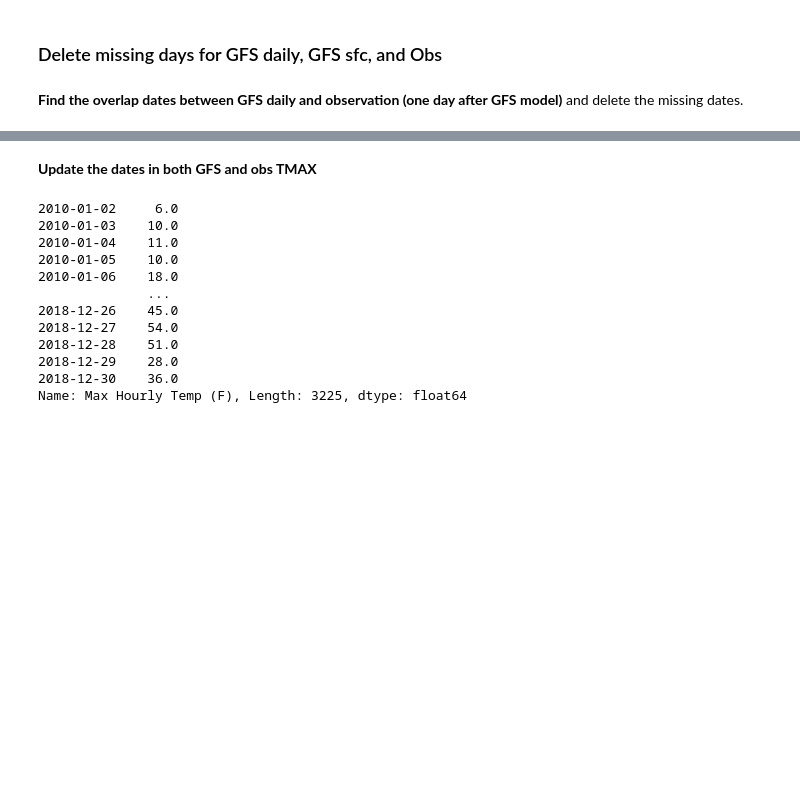
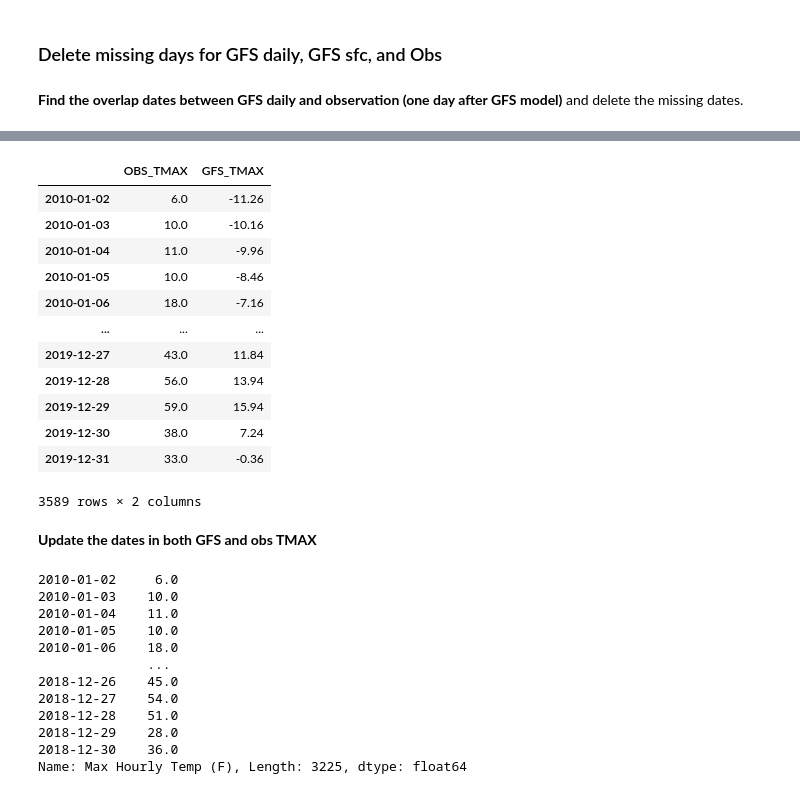
Before and after one commit to chuchun2/ATMS-597-Project-4-Group-C, a Jupyter notebook: project4_0402_CC.ipynb, the cells around one changed output, grey strips where cells are left out. Cells and saved outputs as stored; diff of their text form; code cells hidden in the pictures; blank space fills up the shorter version.

```diff
--- a/project4_0402_CC.ipynb
+++ b/project4_0402_CC.ipynb
@@ -436,3 +492,19 @@ Freq: D, Name: TMAX, dtype: float64
+# %%
+DATA_ALL.dropna()
+# %% [output]
+|  | OBS_TMAX | GFS_TMAX |
+| 2010-01-02 | 6.0 | -11.26 |
+| 2010-01-03 | 10.0 | -10.16 |
+| 2010-01-04 | 11.0 | -9.96 |
+| 2010-01-05 | 10.0 | -8.46 |
+| 2010-01-06 | 18.0 | -7.16 |
+| ... | ... | ... |
+| 2019-12-27 | 43.0 | 11.84 |
+| 2019-12-28 | 56.0 | 13.94 |
+| 2019-12-29 | 59.0 | 15.94 |
+| 2019-12-30 | 38.0 | 7.24 |
+| 2019-12-31 | 33.0 | -0.36 |
+3589 rows × 2 columns
 # %% [markdown]
 <b>Update the dates in both GFS and obs TMAX</b>
 # %%
```
Also changed, not shown: parts of 7 cells of this notebook.
